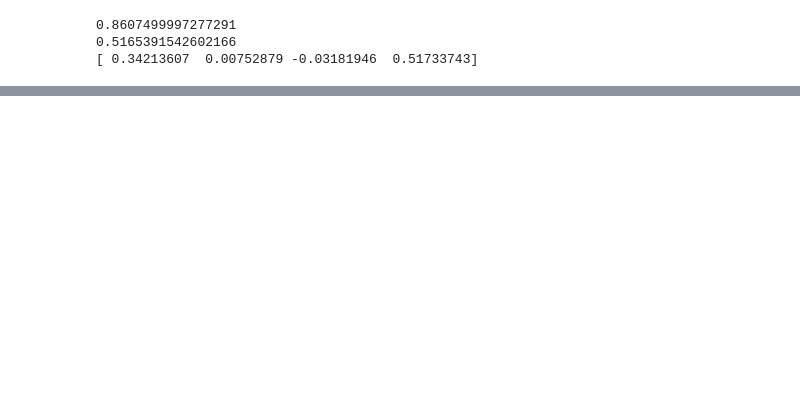
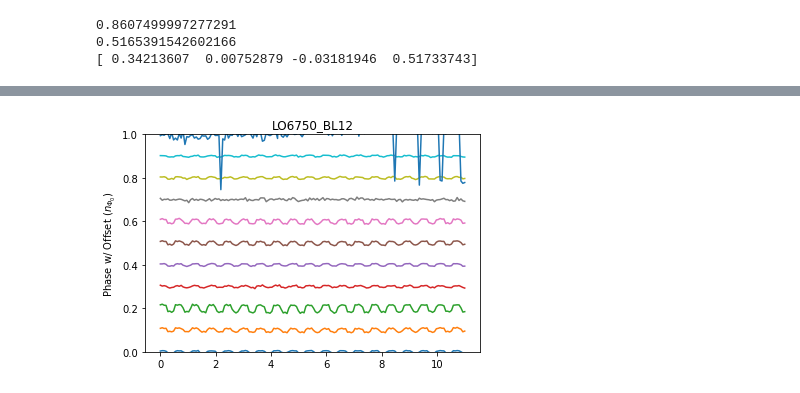
Before and after one commit to withersm/readout, a Jupyter notebook: jupyter_notebooks/beam_map_data_analysis.ipynb, the cells around one changed output, grey strips where cells are left out. Drawn from its saved outputs; the diff is of its cells as text; code cells hidden in the pictures; blank space fills up the shorter version.

```diff
--- a/jupyter_notebooks/beam_map_data_analysis.ipynb
+++ b/jupyter_notebooks/beam_map_data_analysis.ipynb
@@ -2454,6 +2457,8 @@ to the results from our old readout.
 2. package previous work in function
 3. try to level out the accumulated phase by adjusting the assumed fr frequency
 """
+
+#********REFERENCE FOR WORKING DEMOD**********
 
 %matplotlib qt
 
@@ -2752,9 +2757,9 @@ def demodulate(t,sig,channels,cunks,n_zeroed,f_fr,time_method='original',phase_u
 
 t = test_ts_processed['fr t']
 sig = test_ts_processed['fr data']
-channels = [209]#range(len(test_ts_processed['demod data'])) #136,137 in LN2 set is a good chopped channel
+channels = [136]#range(len(test_ts_processed['demod data'])) #[209]#136,137 in LN2 set is a good chopped channel
 chunks = range(len(test_ts_processed['reset indices'])-2)
-n_zeroed = 0
+n_zeroed = 3
 f_fr = 15 #Hz
 
 #flux_ramp_freqs = [15]#np.arange(14.09,15.01,0.001)
@@ -2769,8 +2774,8 @@ t_array, phase_array = demodulate(t=t,
                                   phase_units='nPhi0',
                                   correct_accumulated_phase=True,
                                   plot_demod = True,
-                                  plot_chunking_process = False,
-                                  plot_fft = True,
+                                  plot_chunking_process = True,
+                                  plot_fft = False,
                                   plot_limited_fft = False,
                                   plot_fit = False,
                                   plot_vectors = False,
@@ -3114,7 +3119,7 @@ def demodulate(t,sig,channels,cunks,n_zeroed,f_fr,time_method='original',phase_u
 
 t = test_ts_processed['fr t']
 sig = test_ts_processed['fr data']
-channels = [130]#np.arange(130,141,1)#range(len(test_ts_processed['demod data'])) #136,137 in LN2 set is a good chopped channel
+channels = [136]#np.arange(130,141,1)#range(len(test_ts_processed['demod data'])) #136,137 in LN2 set is a good chopped channel
 chunks = range(len(test_ts_processed['reset indices'])-2)
 n_zeroed = 0
 f_fr = 15 #Hz
@@ -3144,8 +3149,8 @@ chunks = range(len(reduced_reset_indices)-2)
 
 
 
-t_array, phase_array = demodulate(t=t[start_idx:stop_idx],
-                                  sig=sig[:,start_idx:stop_idx],
+t_array, phase_array = demodulate(t=t,#[start_idx:stop_idx],
+                                  sig=sig,#[:,start_idx:stop_idx],
                                   channels=channels,
                                   cunks=chunks,
                                   n_zeroed=n_zeroed,
@@ -3154,7 +3159,7 @@ t_array, phase_array = demodulate(t=t[start_idx:stop_idx],
                                   phase_units='n_Phi0',
                                   correct_accumulated_phase=True,
                                   plot_demod = True,
-                                  plot_chunking_process = False,
+                                  plot_chunking_process = True,
                                   plot_fft = False,
                                   plot_limited_fft = False,
                                   plot_fit = False,
@@ -4524,0 +7145,77 @@ plt.plot(x,sig-sg_filter)
+# %%
+"""
+get rid of print statements
+list out all files we want to use for optical response investigation
+write loop to produce all optically active plots
+"""
+
+dictionary = {'LO4250_BL9':'ts_toneinit_fcenter_4250.0_20240216162215_t_20240216163432.hd5',
+             'LO4250_BL10':'ts_toneinit_fcenter_4250.0_20240216162215_t_20240216163956.hd5',
+             'LO4250_BL11':'ts_toneinit_fcenter_4250.0_20240216162215_t_20240216164412.hd5',
+             'LO4750_BL7':'ts_toneinit_fcenter_4750.0_20240216164622_t_20240216165446.hd5',
+             'LO4750_BL8':'ts_toneinit_fcenter_4750.0_20240216164622_t_20240216165853.hd5',
+             'LO4750_BL9':'ts_toneinit_fcenter_4750.0_20240216164622_t_20240216170236.hd5',
+             'LO5250_BL7':'ts_toneinit_fcenter_5250.0_20240216170412_t_20240216172054.hd5',
+             'LO5250_BL9':'ts_toneinit_fcenter_5250.0_20240216170412_t_20240216171735.hd5',
+             'LO5250_BL12':'ts_toneinit_fcenter_5250.0_20240216170412_t_20240216173211.hd5',
+             'LO5750_BL8':'ts_toneinit_fcenter_5750.0_20240216173351_t_20240216174338.hd5',
+             'LO5750_BL11':'ts_toneinit_fcenter_5750.0_20240216173351_t_20240216174612.hd5',
+             'LO6250_BL8':'ts_toneinit_fcenter_6250.0_20240216174729_t_20240216175814.hd5',
+             'LO6750_BL12':'ts_toneinit_fcenter_6750.0_20240216175927_t_20240216180505.hd5'}
+
+to_process = ['LO6750_BL12']
+"""
+to_process = ['LO4250_BL10',
+             'LO4250_BL11',
+             'LO4750_BL7',
+             'LO4750_BL8',
+             'LO4750_BL9',
+             'LO5250_BL7',
+             'LO5250_BL9',
+             'LO5250_BL12',
+             'LO5750_BL8',
+             'LO5750_BL11',
+             'LO6250_BL8',
+             'LO6750_BL12']
+"""
+
+%matplotlib inline
+for ts_file in to_process:
+
+    test_ts_processed = dm.full_demod_process(dictionary[ts_file],
+                                              f_sawtooth=15.0,
+                                              n=0,
+                                              channels='all',
+                                              tone_init_path = '/home/matt/alicpt_data/tone_initializations',
+                                              ts_path = '/home/matt/alicpt_data/time_streams')
+
+    t = test_ts_processed['fr t']
+    sig = test_ts_processed['fr data']
+    channels = range(len(test_ts_processed['demod data'])) #136,137 in LN2 set is a good chopped channel
+    chunks = range(len(test_ts_processed['reset indices'])-2)
+    n_zeroed = 3
+    f_fr = 15 #Hz
+
+    t_array, phase_array = demodulate(t=t,
+                                      sig=sig,
+                                      channels=channels,
+                                      chunks=chunks,
+                                      n_zeroed=n_zeroed,
+                                      f_fr=f_fr,
+                                      #threshold = 5,
+                                      time_method='original',
+                                      phase_units='nPhi0',
+                                      correct_accumulated_phase=True,
+                                      plot_demod = True,
+                                      plot_demod_title = ts_file,
+                                      plot_chunking_process = False,
+                                      plot_fft = False,
+                                      plot_limited_fft = False,
+                                      plot_fit = False,
+                                      plot_vectors = False,
+                                      plot_phase = False,
+                                      save_individual=True,
+                                      save_path='/home/matt/Documents/20240520_test_demod_outputs',
+                                      save_note=ts_file,
+                                      verbose = False)
+# %% [output]
@@ -4524,0 +7236 @@ plt.plot(x,sig-sg_filter)
+[figure, added]
```
Also changed, not shown: parts of 18 cells of this notebook, 1 other file.
